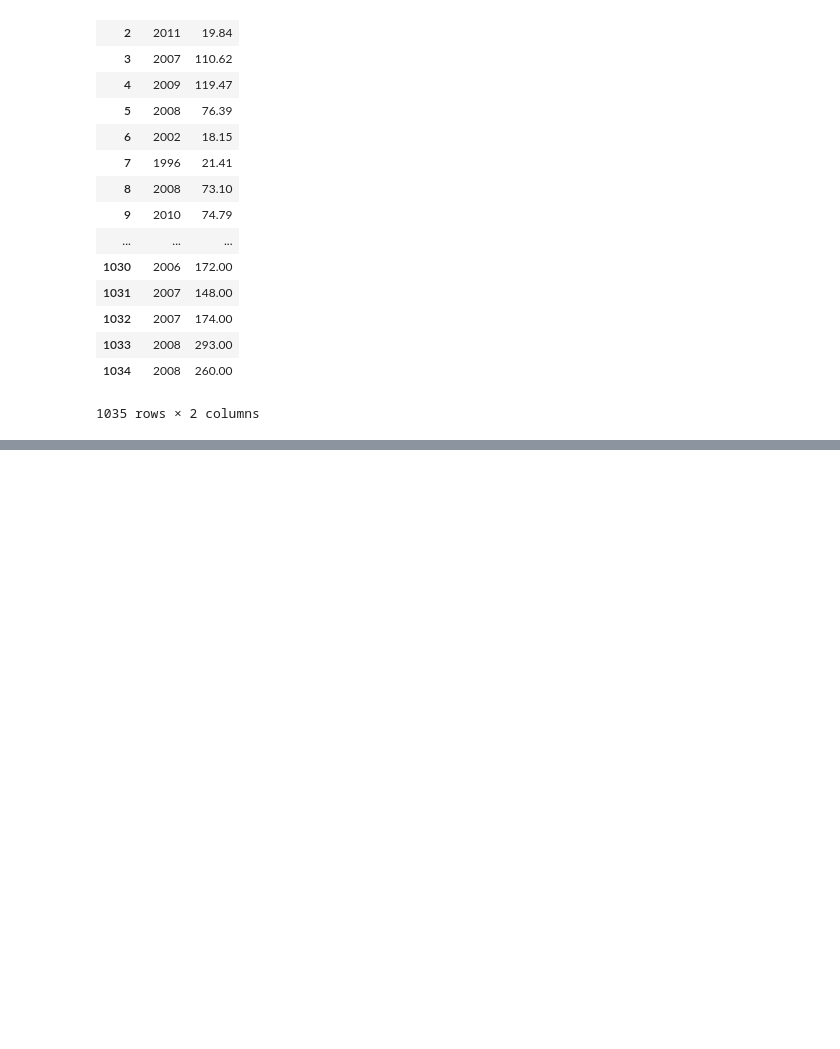
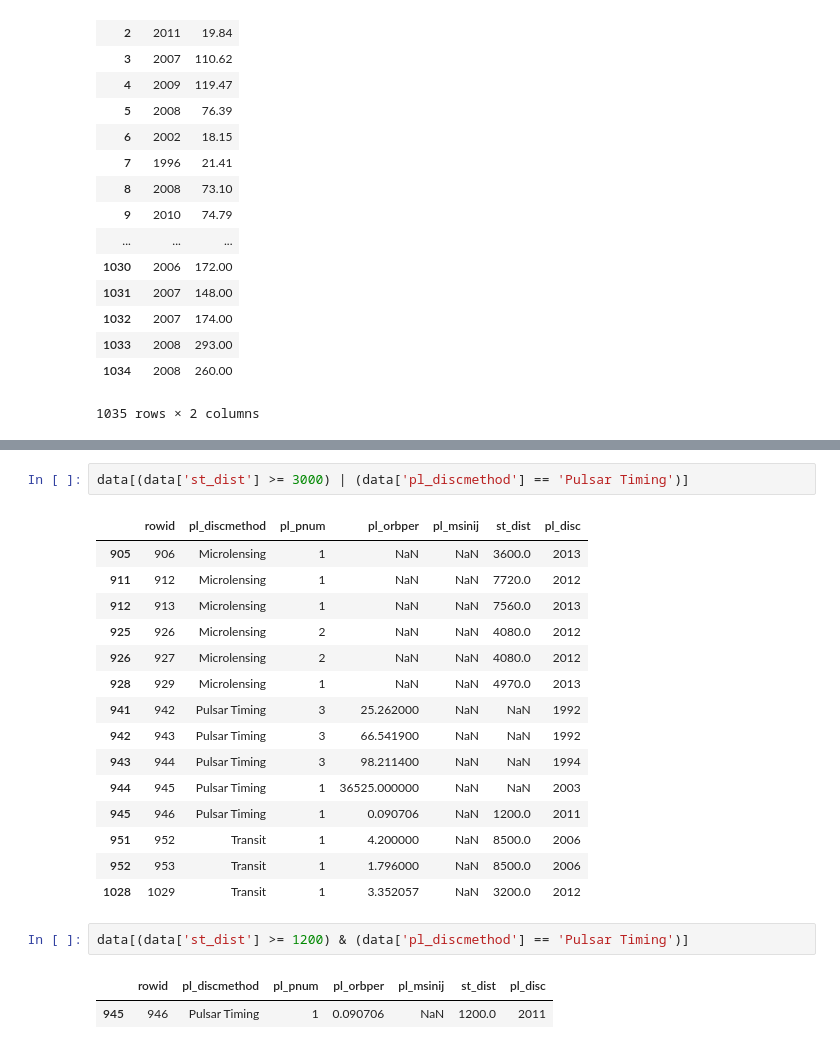
Before and after one commit to danielc92/python-data-guide, a Jupyter notebook: notebooks/CSV.ipynb, the cells around one changed output, grey strips where cells are left out. Saved outputs shown, nothing was run; the diff lists cells and outputs as text; blank space fills up the shorter version.

```diff
--- a/notebooks/CSV.ipynb
+++ b/notebooks/CSV.ipynb
@@ -129,0 +149,23 @@ data[['pl_disc', 'st_dist']]
+# %%
+data[(data['st_dist'] >= 3000) | (data['pl_discmethod'] == 'Pulsar Timing')]
+# %% [output]
+|  | rowid | pl_discmethod | pl_pnum | pl_orbper | pl_msinij | st_dist | pl_disc |
+| 905 | 906 | Microlensing | 1 | NaN | NaN | 3600.0 | 2013 |
+| 911 | 912 | Microlensing | 1 | NaN | NaN | 7720.0 | 2012 |
+| 912 | 913 | Microlensing | 1 | NaN | NaN | 7560.0 | 2013 |
+| 925 | 926 | Microlensing | 2 | NaN | NaN | 4080.0 | 2012 |
+| 926 | 927 | Microlensing | 2 | NaN | NaN | 4080.0 | 2012 |
+| 928 | 929 | Microlensing | 1 | NaN | NaN | 4970.0 | 2013 |
+| 941 | 942 | Pulsar Timing | 3 | 25.262000 | NaN | NaN | 1992 |
+| 942 | 943 | Pulsar Timing | 3 | 66.541900 | NaN | NaN | 1992 |
+| 943 | 944 | Pulsar Timing | 3 | 98.211400 | NaN | NaN | 1994 |
+| 944 | 945 | Pulsar Timing | 1 | 36525.000000 | NaN | NaN | 2003 |
+| 945 | 946 | Pulsar Timing | 1 | 0.090706 | NaN | 1200.0 | 2011 |
+| 951 | 952 | Transit | 1 | 4.200000 | NaN | 8500.0 | 2006 |
+| 952 | 953 | Transit | 1 | 1.796000 | NaN | 8500.0 | 2006 |
+| 1028 | 1029 | Transit | 1 | 3.352057 | NaN | 3200.0 | 2012 |
+# %%
+data[(data['st_dist'] >= 1200) & (data['pl_discmethod'] == 'Pulsar Timing')]
+# %% [output]
+|  | rowid | pl_discmethod | pl_pnum | pl_orbper | pl_msinij | st_dist | pl_disc |
+| 945 | 946 | Pulsar Timing | 1 | 0.090706 | NaN | 1200.0 | 2011 |
```
Also changed, not shown: parts of 7 cells of this notebook, 1 other file.
